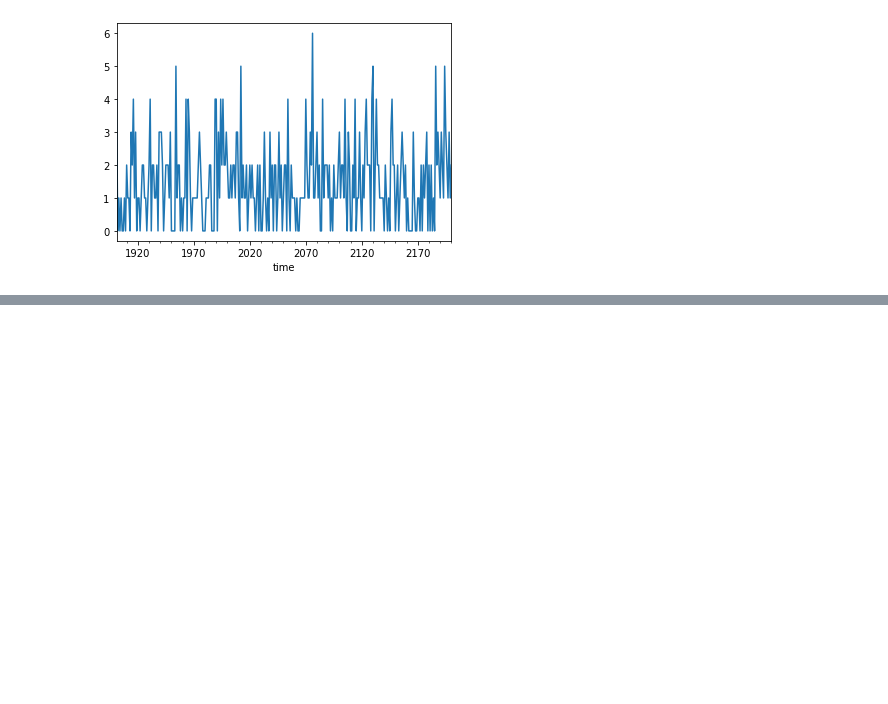
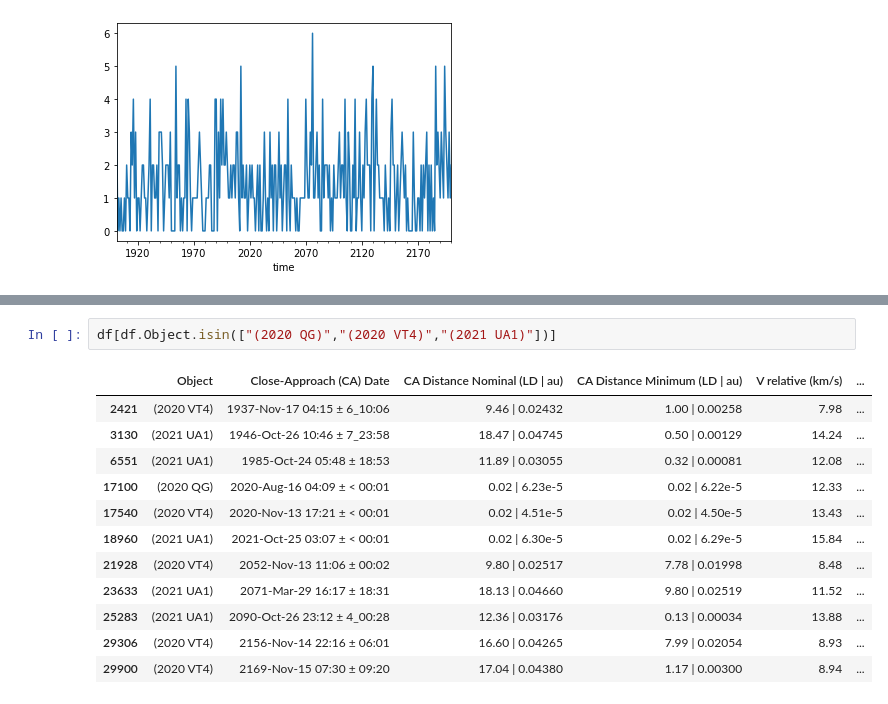
Before and after one commit to AngelineJCQ/near-earth-objects-project, a Jupyter notebook: docs/near-earth-objects-analysis.ipynb, the cells around one changed output, grey strips where cells are left out. Drawn from its saved outputs; the diff is of its cells as text; blank space fills up the shorter version.

```diff
--- a/docs/near-earth-objects-analysis.ipynb
+++ b/docs/near-earth-objects-analysis.ipynb
@@ -273,0 +351,15 @@ display(p)
+# %%
+df[df.Object.isin(["(2020 QG)","(2020 VT4)","(2021 UA1)"])]
+# %% [output]
+|  | Object | Close-Approach (CA) Date | CA Distance Nominal (LD | au) | CA Distance Minimum (LD | au) | V relative (km/s) | ... |
+| 2421 | (2020 VT4) | 1937-Nov-17 04:15 ± 6_10:06 | 9.46 | 0.02432 | 1.00 | 0.00258 | 7.98 | ... |
+| 3130 | (2021 UA1) | 1946-Oct-26 10:46 ± 7_23:58 | 18.47 | 0.04745 | 0.50 | 0.00129 | 14.24 | ... |
+| 6551 | (2021 UA1) | 1985-Oct-24 05:48 ± 18:53 | 11.89 | 0.03055 | 0.32 | 0.00081 | 12.08 | ... |
+| 17100 | (2020 QG) | 2020-Aug-16 04:09 ± < 00:01 | 0.02 | 6.23e-5 | 0.02 | 6.22e-5 | 12.33 | ... |
+| 17540 | (2020 VT4) | 2020-Nov-13 17:21 ± < 00:01 | 0.02 | 4.51e-5 | 0.02 | 4.50e-5 | 13.43 | ... |
+| 18960 | (2021 UA1) | 2021-Oct-25 03:07 ± < 00:01 | 0.02 | 6.30e-5 | 0.02 | 6.29e-5 | 15.84 | ... |
+| 21928 | (2020 VT4) | 2052-Nov-13 11:06 ± 00:02 | 9.80 | 0.02517 | 7.78 | 0.01998 | 8.48 | ... |
+| 23633 | (2021 UA1) | 2071-Mar-29 16:17 ± 18:31 | 18.13 | 0.04660 | 9.80 | 0.02519 | 11.52 | ... |
+| 25283 | (2021 UA1) | 2090-Oct-26 23:12 ± 4_00:28 | 12.36 | 0.03176 | 0.13 | 0.00034 | 13.88 | ... |
+| 29306 | (2020 VT4) | 2156-Nov-14 22:16 ± 06:01 | 16.60 | 0.04265 | 7.99 | 0.02054 | 8.93 | ... |
+| 29900 | (2020 VT4) | 2169-Nov-15 07:30 ± 09:20 | 17.04 | 0.04380 | 1.17 | 0.00300 | 8.94 | ... |
```
Also changed, not shown: parts of 28 cells of this notebook.
